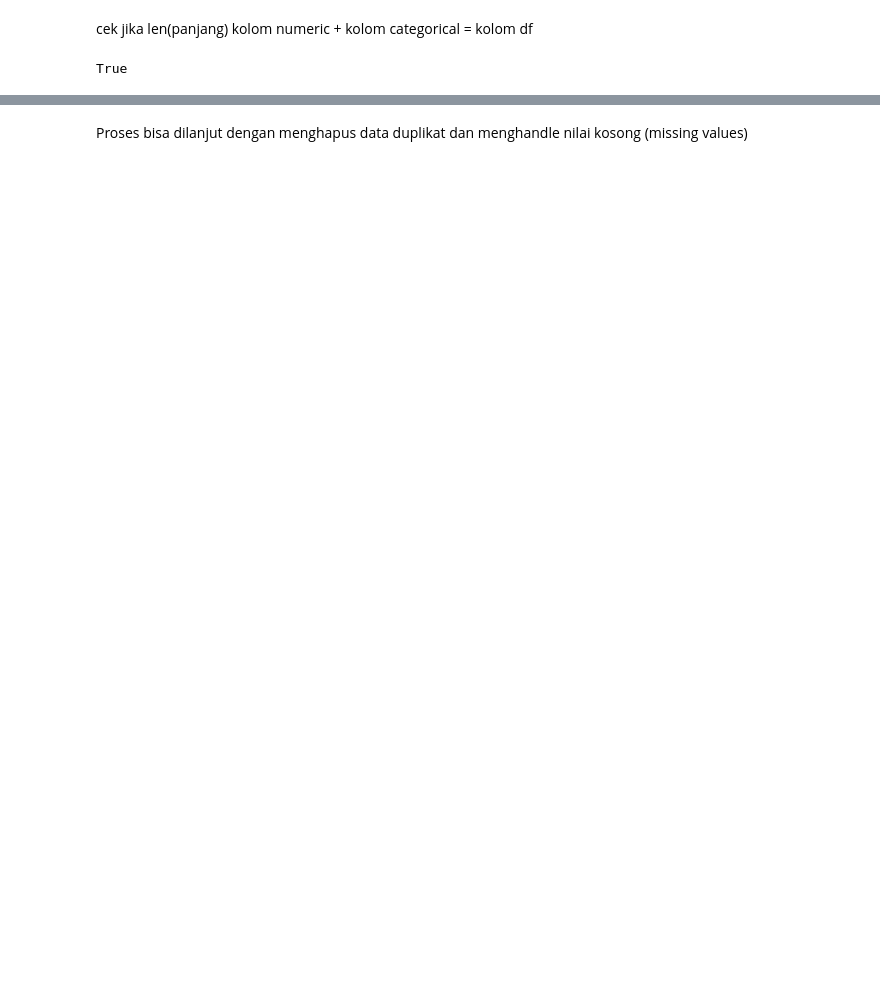
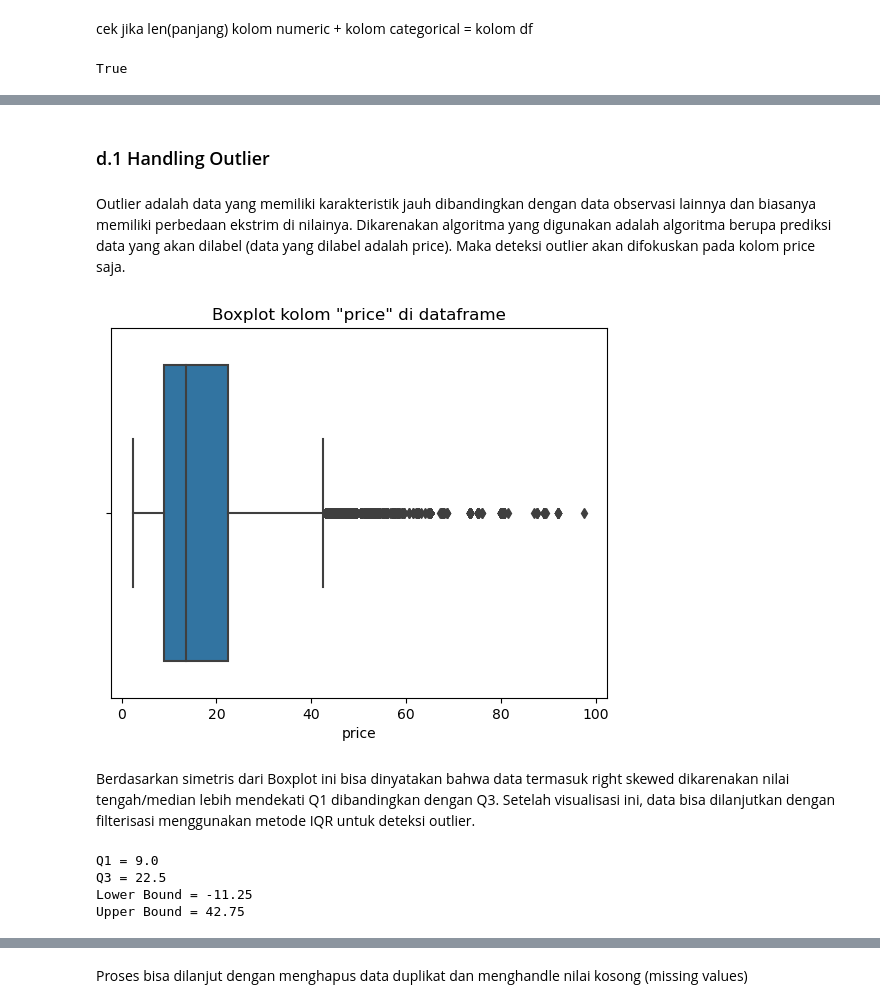
Before and after one commit to vincenta1206519/Hacktiv8_FinalProject, a Jupyter notebook: Final Project 1/PYTN_KampusMerdeka_fp1_VincentTanaka.ipynb, the cells around one changed output, grey strips where cells are left out. Cells and saved outputs as stored; diff of their text form; code cells hidden in the pictures; blank space fills up the shorter version.

```diff
--- a/Final Project 1/PYTN_KampusMerdeka_fp1_VincentTanaka.ipynb
+++ b/Final Project 1/PYTN_KampusMerdeka_fp1_VincentTanaka.ipynb
@@ -151,2 +236,33 @@ Hasil disini menunjukkan bahwa ada beberapa kolom data yang terlalu bervariasi u
 # %%
-df = df.drop(columns=['id','product_id','timezone','timestamp'])
+df = df.drop(columns=['long_summary','icon'])
+# %% [markdown]
+### d.1 Handling Outlier
+# %% [markdown]
+Outlier adalah data yang memiliki karakteristik jauh dibandingkan dengan data observasi lainnya dan biasanya memiliki perbedaan ekstrim di nilainya. Dikarenakan algoritma yang digunakan adalah algoritma berupa prediksi data yang akan dilabel (data yang dilabel adalah price). Maka deteksi outlier akan difokuskan pada kolom price saja.
+# %%
+# Visualize the distribution of the ['price' column]
+sns.boxplot(x = df['price'])
+plt.title('Boxplot kolom "price" di dataframe')
+plt.show()
+# %% [output]
+[figure, added]
+# %% [markdown]
+Berdasarkan simetris dari Boxplot ini bisa dinyatakan bahwa data termasuk right skewed dikarenakan nilai tengah/median lebih mendekati Q1 dibandingkan dengan Q3. Setelah visualisasi ini, data bisa dilanjutkan dengan filterisasi menggunakan metode IQR untuk deteksi outlier.
+# %%
+# Outlier detection with IQR
+Q1 = df['price'].quantile(0.25)
+Q3 = df['price'].quantile(0.75)
+IQR = Q3 - Q1
+# Create the lower and upper bound
+lower_bound = Q1 - 1.5 * IQR
+upper_bound = Q3 + 1.5 * IQR
+# Call each variables
+print(f'Q1 = {Q1}')
+print(f'Q3 = {Q3}')
+print(f'Lower Bound = {lower_bound}')
+print(f'Upper Bound = {upper_bound}')
+# %% [output]
+Q1 = 9.0
+Q3 = 22.5
+Lower Bound = -11.25
+Upper Bound = 42.75
```
Also changed, not shown: parts of 113 cells of this notebook, 2 other files.
